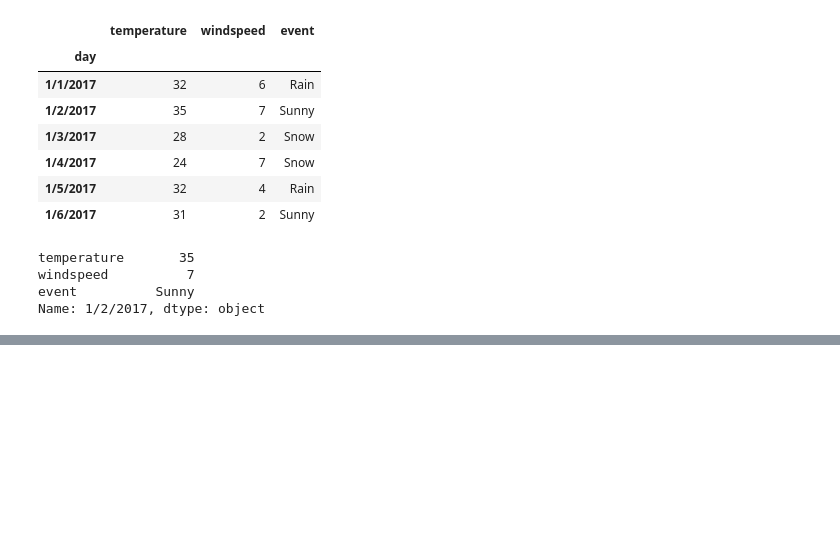
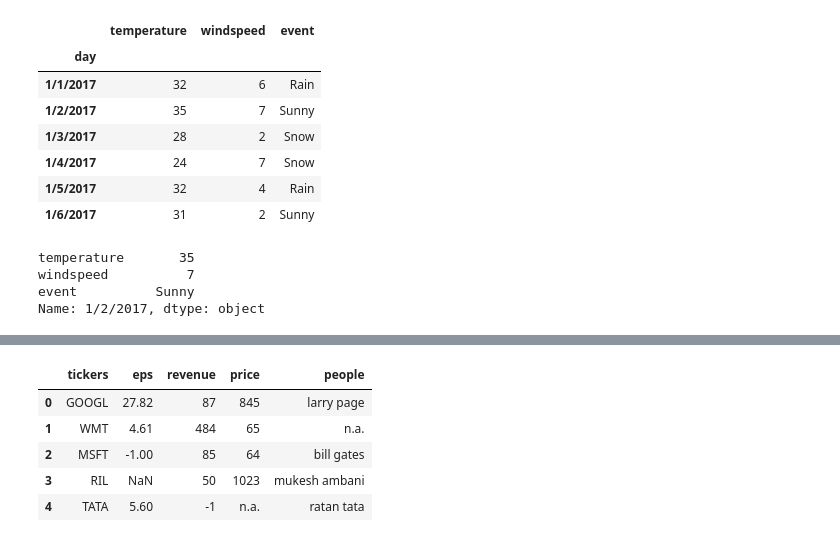
Before and after one commit to ins099/Pandas, a Jupyter notebook: Pandas.ipynb, the cells around one changed output, grey strips where cells are left out. Drawn from its saved outputs; the diff is of its cells as text; code cells hidden in the pictures; blank space fills up the shorter version.

```diff
--- a/Pandas.ipynb
+++ b/Pandas.ipynb
@@ -216,0 +258,20 @@ df.loc['Snow']
+# %%
+#converters
+
+def eps_converter(cell):
+    if cell == "not available":
+        return None
+    else:
+        return cell
+
+ex= pd.read_excel('stock.xlsx',"Sheet1", converters = {
+    'eps':eps_converter,
+})
+ex
+# %% [output]
+|  | tickers | eps | revenue | price | people |
+| 0 | GOOGL | 27.82 | 87 | 845 | larry page |
+| 1 | WMT | 4.61 | 484 | 65 | n.a. |
+| 2 | MSFT | -1.00 | 85 | 64 | bill gates |
+| 3 | RIL | NaN | 50 | 1023 | mukesh ambani |
+| 4 | TATA | 5.60 | -1 | n.a. | ratan tata |
```
Also changed, not shown: parts of 13 cells of this notebook, 5 other files.
